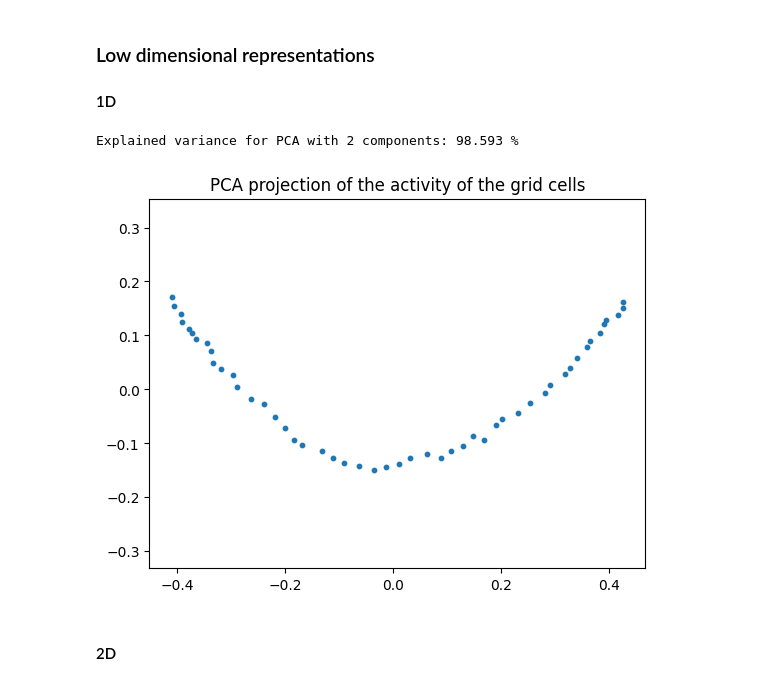
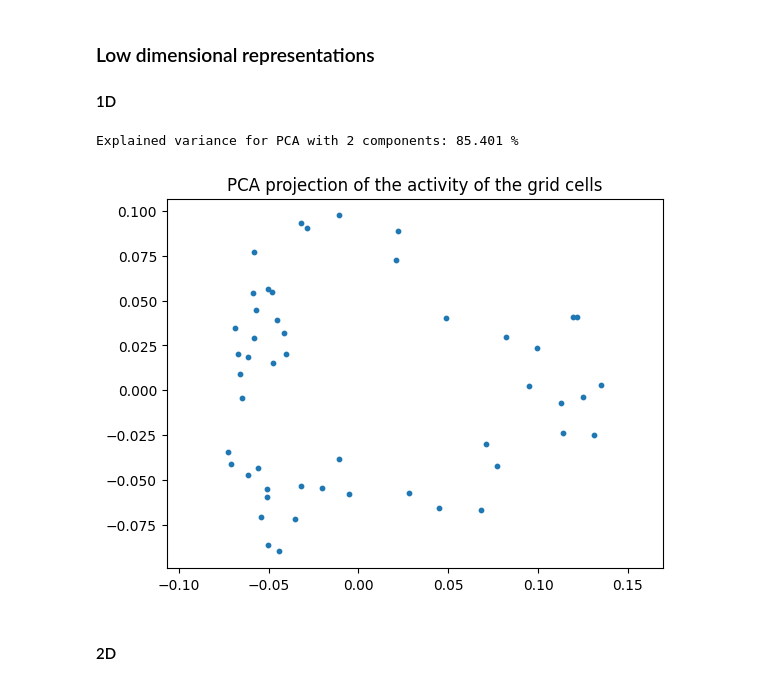
Before and after one commit to bioAI-Oslo/RNN-Adding-Problem-Representations, a Jupyter notebook: notebooks/summer.ipynb, the cells around one changed output. Cells and saved outputs as stored; diff of their text form; code cells hidden in the pictures.

```diff
--- a/notebooks/summer.ipynb
+++ b/notebooks/summer.ipynb
@@ -90,9 +94,9 @@ Running on GPU:  cuda:0
 # %% [markdown]
 ## Model
 # %%
-input_data = np.load("../datasets/gradual_2D_2500_25_64.npy",allow_pickle=True)
+input_data = np.load("../datasets/gradual_2D_5000_25_64.npy",allow_pickle=True)
 # %%
-hidden_size = 128
+hidden_size = 64
 input_size = 1
 # nav_size = 1
 
@@ -100,7 +104,7 @@ input_size = 1
 model1 = RNN_circular_2D_xy_relative(input_size,hidden_size,lr=0.0002,act_decay=0.01,weight_decay=0.0).to(device)
 # model1 = torch.compile(model1)
 
-train = False
+train = True
 
 if train:
     # _ = model1.train_gradual(epochs=1500)
@@ -149,9 +156,9 @@ Mean norm:  0.9881027
 # %%
 t_test = 200
 test_batch_size = 5000
-data,labels = smooth_wandering_2D_squarefix(test_batch_size,t_test,bound=0.5,v_sigma=0.01,d_sigma=0.1,v_bound_reduction=0.15,stability=0.01)
+# data,labels = smooth_wandering_2D_squarefix(test_batch_size,t_test,bound=0.5,v_sigma=0.01,d_sigma=0.1,v_bound_reduction=0.15,stability=0.01)
 # data,labels = lowetal_2D(test_batch_size,t_test)
-# data,labels = smooth_wandering_2D_circular(test_batch_size,t_test,bound=0.5,v_sigma=0.01,d_sigma=0.1)
+data,labels = smooth_wandering_2D_circular(test_batch_size,t_test,bound=0.5,v_sigma=0.01,d_sigma=0.1)
 # %%
 # n = 4
 # plt.plot(labels.cpu()[n,:,0],labels.cpu()[n,:,1])
@@ -171,10 +178,10 @@ activity.shape
 
 #### 1D
 # %%
-embedding, reducer = lowD_reduce(activity[:,19,:],if_pca=True,n_components=2,plot=True)
+embedding, reducer = lowD_reduce(activity[:,15,:],if_pca=True,n_components=2,plot=True)
 # %% [output]
-Explained variance for PCA with 2 components: 98.593 %
+Explained variance for PCA with 2 components: 85.401 %
-[figure, old version]
+[figure, new version]
 # %% [markdown]
 #### 2D
 # %%
```
Also changed, not shown: parts of 11 cells of this notebook, 1 other file.
